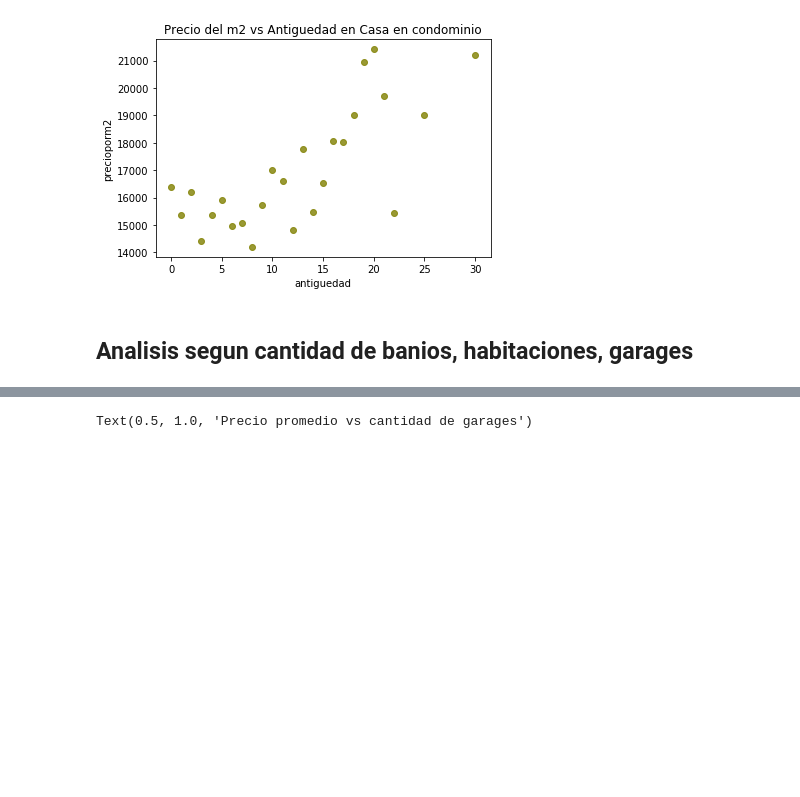
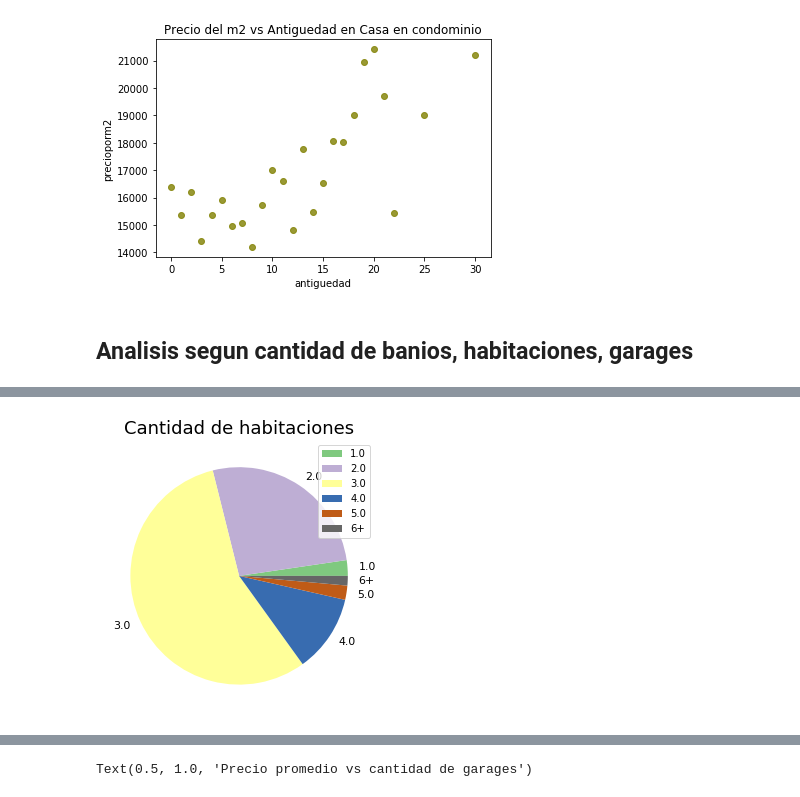
Before and after one commit to taielc/Fiuba_Datos_TP1, a Jupyter notebook: nb_principal.ipynb, the cells around one changed output, grey strips where cells are left out. Cells and saved outputs as stored; diff of their text form; code cells hidden in the pictures; blank space fills up the shorter version.

```diff
--- a/nb_principal.ipynb
+++ b/nb_principal.ipynb
@@ -486,3 +489,10 @@ df_filtrado_cantidades = df_filtrado.loc[(df_filtrado['tipo'] != 'Otros') | (df_
 
 #Me quedo con aquellos que tengan al menos una habitacion
 df_filtrado_cantidades = df_filtrado_cantidades.loc[df_filtrado_cantidades['cant_habitaciones'] > 0]
+# %%
+habitaciones_grouped = df_filtrado_cantidades.groupby('cant_habitaciones').agg({'id' : 'count'})
+habitaciones_grouped.columns = ['cantidad_propiedades']
+habitaciones_grouped.reset_index(inplace = True)
+habitaciones_grouped['cant_habitaciones'] = habitaciones_grouped['cant_habitaciones'].apply(lambda x: x if x < 6 else "6+")
+habitaciones_grouped = habitaciones_grouped.groupby('cant_habitaciones').agg({'cantidad_propiedades':'sum'})
+habitaciones_grouped
@@ -489,3 +508,10 @@ df_filtrado_cantidades = df_filtrado_cantidades.loc[df_filtrado_cantidades['cant
+# %%
+habitaciones_grouped.plot(kind='pie', figsize=(5,5),cmap='Accent',fontsize=11, y = 'cantidad_propiedades')
+plt.title('Cantidad de habitaciones', fontsize = 18)
+plt.ylabel('')
+plt.show();
+# %% [output]
+[figure, added]
 # %%
 #Precio vs cantidad de habitaciones
 precio_por_habitaciones = df_filtrado_cantidades.groupby('cant_habitaciones').agg({'precio' : 'mean'})
```
Also changed, not shown: parts of 15 cells of this notebook, 1 other file.
